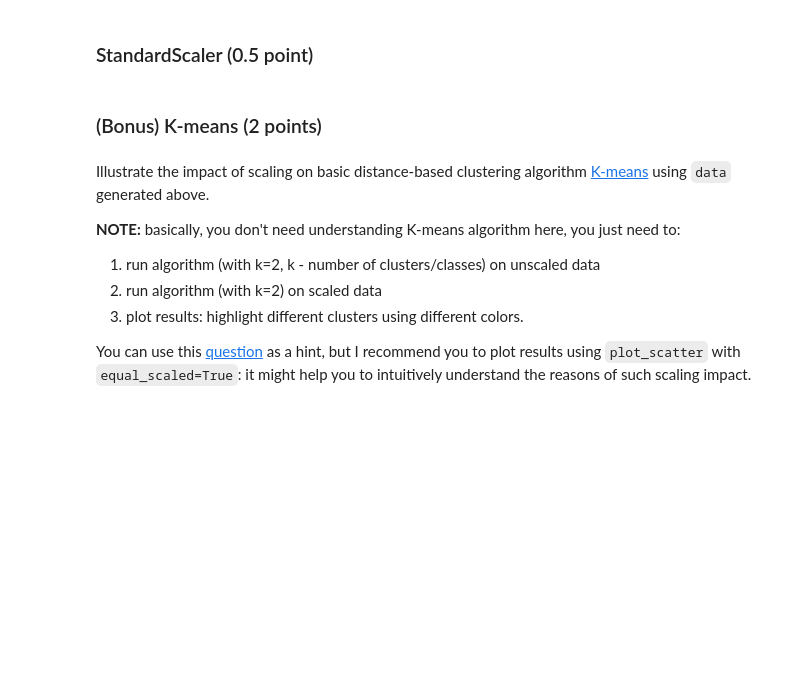
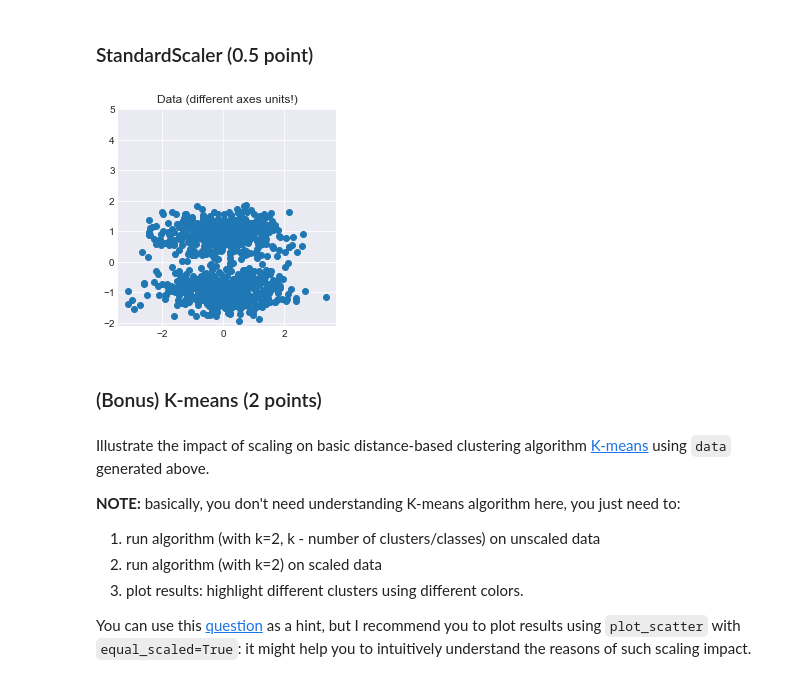
Before and after one commit to AlexeyZubar/Feature-Engineering-and-Selection, a Jupyter notebook: homework.ipynb, the cells around one changed output. Drawn from its saved outputs; the diff is of its cells as text; code cells hidden in the pictures; blank space fills up the shorter version.

```diff
--- a/homework.ipynb
+++ b/homework.ipynb
@@ -151,3 +150,8 @@ Perform `StandardScaling` and `MinMaxScaling` of original data; visualize result
+# %%
+## your code
+plot_scatter(StandardScaler().fit_transform(data)[:, 0],StandardScaler().fit_transform(data)[:, 1], auto_scaled=False, title='Data (different axes units!)')
+# %% [output]
+[figure, added]
 # %% [markdown]
 ### (Bonus) K-means (2 points)
 # %% [markdown]
```
Also changed, not shown: parts of 38 cells of this notebook.
